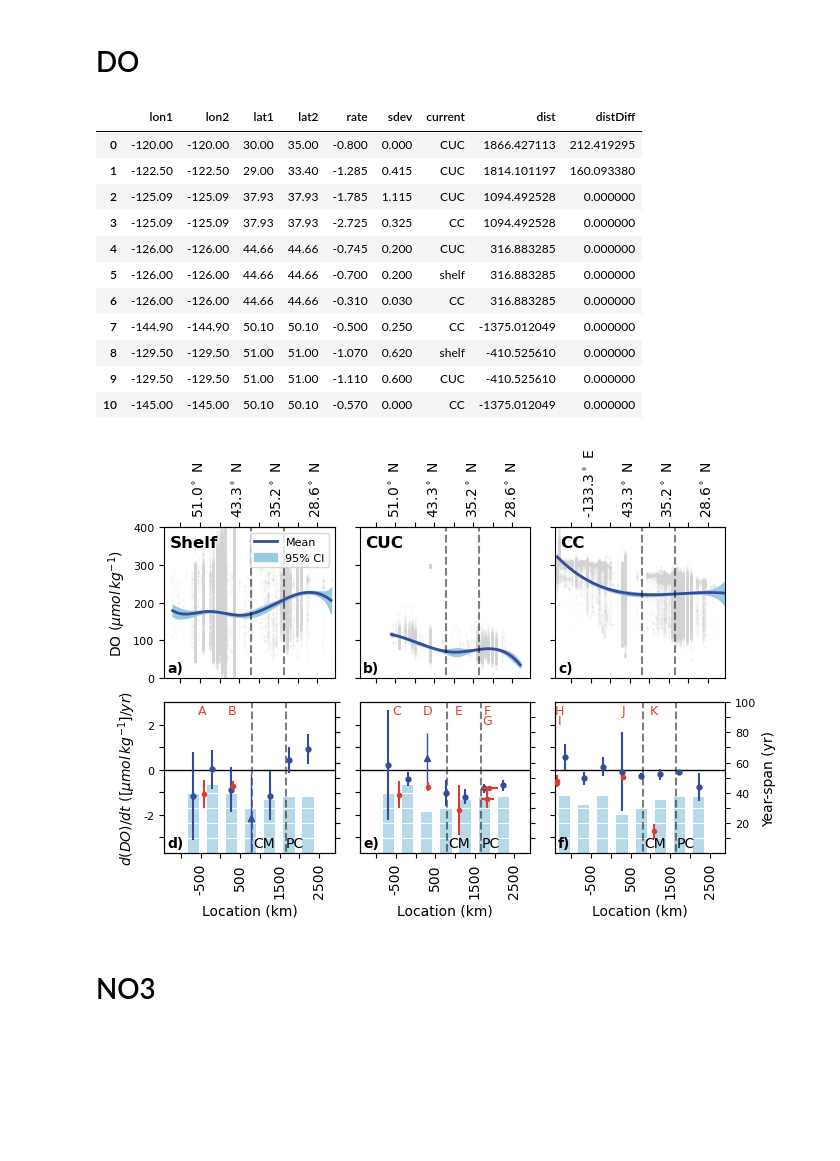
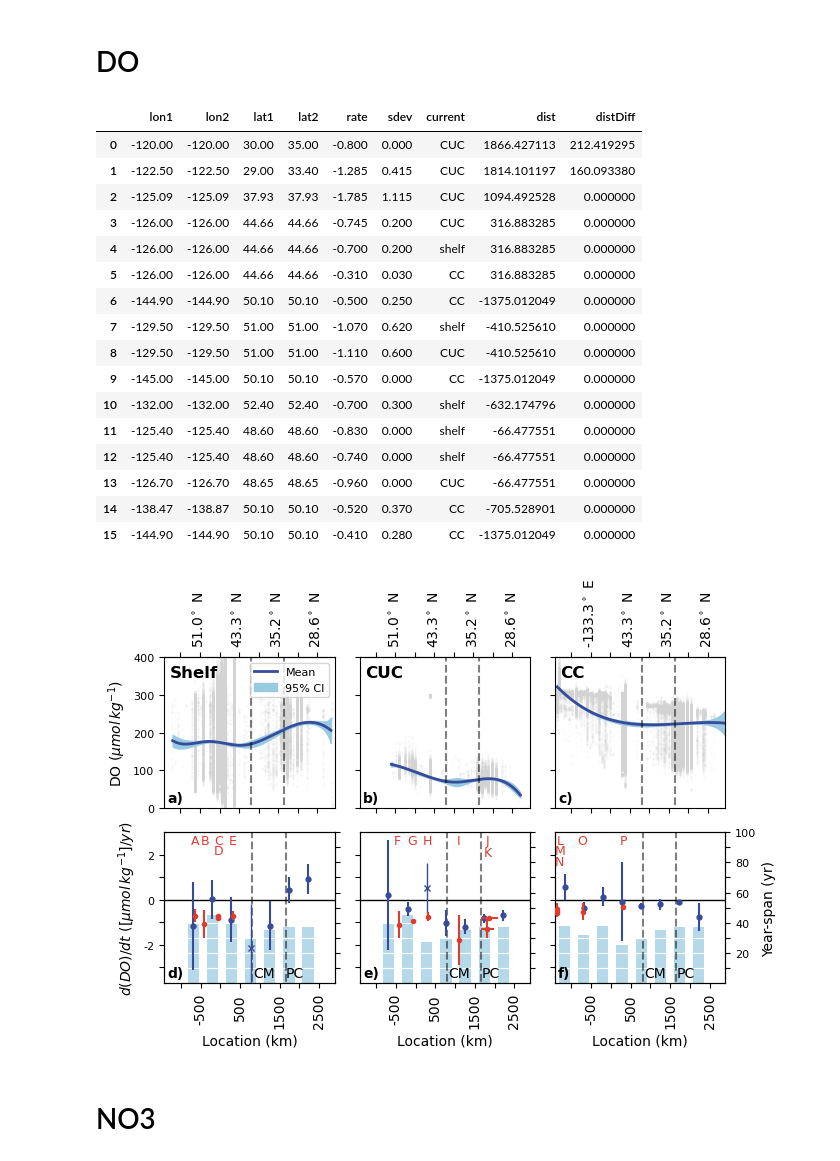
Before and after one commit to UBC-MOAD/analysis-becca, a Jupyter notebook: Synthesis/TrendPlotting.ipynb, the cells around one changed output. Saved outputs shown, nothing was run; the diff lists cells and outputs as text; code cells hidden in the pictures; blank space fills up the shorter version.

Commit message:
first steps of autocorrelation calc, updated Do data on trend plots

```diff
--- a/Synthesis/TrendPlotting.ipynb
+++ b/Synthesis/TrendPlotting.ipynb
@@ -334,13 +334,13 @@ def plot_ratediff_NS_CI(var_string, current_string, subplot_pos, *, yrlabel=Fals
                 alpha=alpha, label='95% CI', zorder=4
             )
 
-        # empty triangle for the nonlin bin
+        # x for the nonlin bin
         if mask_tri is not None and np.any(mask_tri):
             yerr = np.vstack([hi95[mask_tri] - slopes[mask_tri],
                               slopes[mask_tri] - lo95[mask_tri]])
             ax_tr.errorbar(
                 centers[mask_tri], slopes[mask_tri], yerr=yerr,
-                fmt='^', ms=5,
+                fmt='x', ms=5,
                 mfc='#364B9A', mec='#364B9A', mew=1.0,
                 ecolor='#364B9A', elinewidth=1.0, capsize=0,
                 alpha=alpha, label='_nolegend_', zorder=5
@@ -801,18 +801,18 @@ plt.savefig('/ocean/rbeutel/MOAD/analysis-becca/Synthesis/output/SpiceTrends.png
 # DO
 # %%
 # load in lit review results here
-points = 11
+points = 16
 d = {'lon1':np.zeros(points),'lon2':np.zeros(points),'lat1':np.zeros(points),'lat2':np.zeros(points),
      'rate':np.zeros(points),'sdev':np.zeros(points),'current':np.zeros(points),'dist':np.zeros(points),'distDiff':np.zeros(points)}
 Oxlit = pd.DataFrame(d)
 
-Oxlit['lon1'] = [-120, -122.5, -125.09, -125.09, -126, -126, -126, -144.9, -129.5, -129.5,-145]
-Oxlit['lon2'] = [-120, -122.5, -125.09, -125.09, -126, -126, -126, -144.9, -129.5, -129.5,-145]
-Oxlit['lat1'] = [30, 29, 37.93, 37.93, 44.66, 44.66, 44.66, 50.1, 51, 51,50.1]
-Oxlit['lat2'] = [35, 33.4, 37.93, 37.93, 44.66, 44.66, 44.66, 50.1, 51, 51,50.1]
-Oxlit['current'] = ['CUC','CUC','CUC','CC','CUC','shelf','CC','CC','shelf','CUC','CC']
-Oxlit['rate'] = [-0.8,-1.285,-1.785,-2.725,-0.745,-0.7,-0.31,-0.5,-1.07,-1.11,-0.57]
-Oxlit['sdev'] = [0,0.415,1.115,0.325,0.2,0.2,0.03,0.25,0.62,0.6,0]
+Oxlit['lon1'] = [-120, -122.5, -125.09, -126, -126, -126, -144.9, -129.5, -129.5,-145,-132,-125.4,-125.4,-126.7,-138.47,-144.9]
+Oxlit['lon2'] = [-120, -122.5, -125.09, -126, -126, -126, -144.9, -129.5, -129.5,-145,-132,-125.4,-125.4,-126.7,-138.87,-144.9]
+Oxlit['lat1'] = [30, 29, 37.93, 44.66, 44.66, 44.66, 50.1, 51, 51,50.1,52.4,48.6,48.6,48.65,50.1,50.1]
+Oxlit['lat2'] = [35, 33.4, 37.93, 44.66, 44.66, 44.66, 50.1, 51, 51,50.1,52.4,48.6,48.6,48.65,50.1,50.1]
+Oxlit['current'] = ['CUC','CUC','CUC','CUC','shelf','CC','CC','shelf','CUC','CC','shelf','shelf','shelf','CUC','CC','CC']
+Oxlit['rate'] = [-0.8,-1.285,-1.785,-0.745,-0.7,-0.31,-0.5,-1.07,-1.11,-0.57,-0.7,-0.83,-0.74,-0.96,-0.52,-0.41]
+Oxlit['sdev'] = [0,0.415,1.115,0.2,0.2,0.03,0.25,0.62,0.6,0,0.3,0,0,0,0.37,0.28]
 
 
 # calculate distances
@@ -864,14 +864,19 @@ Oxlit
 | 0 | -120.00 | -120.00 | 30.00 | 35.00 | -0.800 | 0.000 | CUC | 1866.427113 | 212.419295 |
 | 1 | -122.50 | -122.50 | 29.00 | 33.40 | -1.285 | 0.415 | CUC | 1814.101197 | 160.093380 |
 | 2 | -125.09 | -125.09 | 37.93 | 37.93 | -1.785 | 1.115 | CUC | 1094.492528 | 0.000000 |
-| 3 | -125.09 | -125.09 | 37.93 | 37.93 | -2.725 | 0.325 | CC | 1094.492528 | 0.000000 |
-| 4 | -126.00 | -126.00 | 44.66 | 44.66 | -0.745 | 0.200 | CUC | 316.883285 | 0.000000 |
-| 5 | -126.00 | -126.00 | 44.66 | 44.66 | -0.700 | 0.200 | shelf | 316.883285 | 0.000000 |
-| 6 | -126.00 | -126.00 | 44.66 | 44.66 | -0.310 | 0.030 | CC | 316.883285 | 0.000000 |
-| 7 | -144.90 | -144.90 | 50.10 | 50.10 | -0.500 | 0.250 | CC | -1375.012049 | 0.000000 |
-| 8 | -129.50 | -129.50 | 51.00 | 51.00 | -1.070 | 0.620 | shelf | -410.525610 | 0.000000 |
-| 9 | -129.50 | -129.50 | 51.00 | 51.00 | -1.110 | 0.600 | CUC | -410.525610 | 0.000000 |
-| 10 | -145.00 | -145.00 | 50.10 | 50.10 | -0.570 | 0.000 | CC | -1375.012049 | 0.000000 |
+| 3 | -126.00 | -126.00 | 44.66 | 44.66 | -0.745 | 0.200 | CUC | 316.883285 | 0.000000 |
+| 4 | -126.00 | -126.00 | 44.66 | 44.66 | -0.700 | 0.200 | shelf | 316.883285 | 0.000000 |
+| 5 | -126.00 | -126.00 | 44.66 | 44.66 | -0.310 | 0.030 | CC | 316.883285 | 0.000000 |
+| 6 | -144.90 | -144.90 | 50.10 | 50.10 | -0.500 | 0.250 | CC | -1375.012049 | 0.000000 |
+| 7 | -129.50 | -129.50 | 51.00 | 51.00 | -1.070 | 0.620 | shelf | -410.525610 | 0.000000 |
+| 8 | -129.50 | -129.50 | 51.00 | 51.00 | -1.110 | 0.600 | CUC | -410.525610 | 0.000000 |
+| 9 | -145.00 | -145.00 | 50.10 | 50.10 | -0.570 | 0.000 | CC | -1375.012049 | 0.000000 |
+| 10 | -132.00 | -132.00 | 52.40 | 52.40 | -0.700 | 0.300 | shelf | -632.174796 | 0.000000 |
+| 11 | -125.40 | -125.40 | 48.60 | 48.60 | -0.830 | 0.000 | shelf | -66.477551 | 0.000000 |
+| 12 | -125.40 | -125.40 | 48.60 | 48.60 | -0.740 | 0.000 | shelf | -66.477551 | 0.000000 |
+| 13 | -126.70 | -126.70 | 48.65 | 48.65 | -0.960 | 0.000 | CUC | -66.477551 | 0.000000 |
+| 14 | -138.47 | -138.87 | 50.10 | 50.10 | -0.520 | 0.370 | CC | -705.528901 | 0.000000 |
+| 15 | -144.90 | -144.90 | 50.10 | 50.10 | -0.410 | 0.280 | CC | -1375.012049 | 0.000000 |
 # %%
 variable = 'DO (umol kg-1)'
 
@@ -899,45 +904,50 @@ for i in range(3):
     ax[1,i].set_xlabel('Location (km)')
 ax[1,0].set_ylabel('$d(DO)/dt \,\,([\mu mol \,kg^{-1}]/yr)$',fontsize=10)
 ax[1,0].set_yticklabels(['','-2','','0','','2'],fontsize=8)
 ax[1,1].set_yticklabels([])
 ax[1,2].set_yticklabels([])
 
 # add observational data
 ax[1,0].errorbar(Oxlit.dist[Oxlit.current=='shelf'], Oxlit.rate[Oxlit.current=='shelf'],yerr=Oxlit.sdev[Oxlit.current=='shelf'], c='#DD3D2D',fmt='.',zorder=6)
 ax[1,1].errorbar(Oxlit.dist[Oxlit.current=='CUC'], Oxlit.rate[Oxlit.current=='CUC'],yerr=Oxlit.sdev[Oxlit.current=='CUC'], xerr=Oxlit.distDiff[Oxlit.current=='CUC'], c='#DD3D2D',fmt='.',zorder=6)
 ax[1,2].errorbar(Oxlit.dist[Oxlit.current=='CC'], Oxlit.rate[Oxlit.current=='CC'],yerr=Oxlit.sdev[Oxlit.current=='CC'], c='#DD3D2D',fmt='.',zorder=6)
 
-ax[1,0].text(0.22,0.99,'A',ha='center',va='top',color='#DD3D2D',transform=ax[1,0].transAxes,fontsize=9)
-ax[1,0].text(0.4,0.99,'B',ha='center',va='top',color='#DD3D2D',transform=ax[1,0].transAxes,fontsize=9)
+ax[1,0].text(0.18,0.99,'A',ha='center',va='top',color='#DD3D2D',transform=ax[1,0].transAxes,fontsize=9) # Whitney 2009
+ax[1,0].text(0.24,0.99,'B',ha='center',va='top',color='#DD3D2D',transform=ax[1,0].transAxes,fontsize=9) # Stevens 2025
+ax[1,0].text(0.32,0.99,'C',ha='center',va='top',color='#DD3D2D',transform=ax[1,0].transAxes,fontsize=9) # Crawford Pena 2013
+ax[1,0].text(0.32,0.92,'D',ha='center',va='top',color='#DD3D2D',transform=ax[1,0].transAxes,fontsize=9) # Crawford Pena 2013
+ax[1,0].text(0.4,0.99,'E',ha='center',va='top',color='#DD3D2D',transform=ax[1,0].transAxes,fontsize=9) # Pierce 2012
 
-ax[1,1].text(0.22,0.99,'C',ha='center',va='top',color='#DD3D2D',transform=ax[1,1].transAxes,fontsize=9)
-ax[1,1].text(0.40,0.99,'D',ha='center',va='top',color='#DD3D2D',transform=ax[1,1].transAxes,fontsize=9)
-ax[1,1].text(0.58,0.99,'E',ha='center',va='top',color='#DD3D2D',transform=ax[1,1].transAxes,fontsize=9)
-ax[1,1].text(0.75,0.99,'F',ha='center',va='top',color='#DD3D2D',transform=ax[1,1].transAxes,fontsize=9)
-ax[1,1].text(0.75,0.92,'G',ha='center',va='top',color='#DD3D2D',transform=ax[1,1].transAxes,fontsize=9)
+ax[1,1].text(0.22,0.99,'F',ha='center',va='top',color='#DD3D2D',transform=ax[1,1].transAxes,fontsize=9) # Stevens 2025
+ax[1,1].text(0.31,0.99,'G',ha='center',va='top',color='#DD3D2D',transform=ax[1,1].transAxes,fontsize=9) # Crawford Pena 2013
+ax[1,1].text(0.40,0.99,'H',ha='center',va='top',color='#DD3D2D',transform=ax[1,1].transAxes,fontsize=9) # Pierce 2012
+ax[1,1].text(0.58,0.99,'I',ha='center',va='top',color='#DD3D2D',transform=ax[1,1].transAxes,fontsize=9) # Ren 2018
+ax[1,1].text(0.75,0.99,'J',ha='center',va='top',color='#DD3D2D',transform=ax[1,1].transAxes,fontsize=9) # Meinvielle 2013
+ax[1,1].text(0.75,0.91,'K',ha='center',va='top',color='#DD3D2D',transform=ax[1,1].transAxes,fontsize=9) # Bograd 2008
 
-ax[1,2].text(0.03,0.99,'H',ha='center',va='top',color='#DD3D2D',transform=ax[1,2].transAxes,fontsize=9)
-ax[1,2].text(0.03,0.92,'I',ha='center',va='top',color='#DD3D2D',transform=ax[1,2].transAxes,fontsize=9)
-ax[1,2].text(0.4,0.99,'J',ha='center',va='top',color='#DD3D2D',transform=ax[1,2].transAxes,fontsize=9)
-ax[1,2].text(0.58,0.99,'K',ha='center',va='top',color='#DD3D2D',transform=ax[1,2].transAxes,fontsize=9)
+ax[1,2].text(0.03,0.99,'L',ha='center',va='top',color='#DD3D2D',transform=ax[1,2].transAxes,fontsize=9) # Crawford Pena 2016
+ax[1,2].text(0.03,0.92,'M',ha='center',va='top',color='#DD3D2D',transform=ax[1,2].transAxes,fontsize=9) # Cummins 2020
+ax[1,2].text(0.03,0.85,'N',ha='center',va='top',color='#DD3D2D',transform=ax[1,2].transAxes,fontsize=9) # Whitney 2007
+ax[1,2].text(0.16,0.99,'O',ha='center',va='top',color='#DD3D2D',transform=ax[1,2].transAxes,fontsize=9) # Crawford Pena 2016
+ax[1,2].text(0.4,0.99,'P',ha='center',va='top',color='#DD3D2D',transform=ax[1,2].transAxes,fontsize=9) # Pierce 2012
 
 # titles
 ax[0,0].text(0.03,0.95,'Shelf',ha='left',va='top',color='k',weight='bold',transform=ax[0,0].transAxes,fontsize=12,zorder=6)
 ax[0,1].text(0.03,0.95,'CUC',ha='left',va='top',color='k',weight='bold',transform=ax[0,1].transAxes,fontsize=12,zorder=6)
 ax[0,2].text(0.03,0.95,'CC',ha='left',va='top',color='k',weight='bold',transform=ax[0,2].transAxes,fontsize=12,zorder=6)
 # plot labels
 ax[0,0].text(0.02,0.02,'a)',ha='left',va='bottom',color='k',weight='semibold',transform=ax[0,0].transAxes,fontsize=10,zorder=6)
 ax[0,1].text(0.02,0.02,'b)',ha='left',va='bottom',color='k',weight='semibold',transform=ax[0,1].transAxes,fontsize=10,zorder=6)
 ax[0,2].text(0.02,0.02,'c)',ha='left',va='bottom',color='k',weight='semibold',transform=ax[0,2].transAxes,fontsize=10,zorder=6)
 ax[1,0].text(0.02,0.02,'d)',ha='left',va='bottom',color='k',weight='semibold',transform=ax[1,0].transAxes,fontsize=10,zorder=6)
 ax[1,1].text(0.02,0.02,'e)',ha='left',va='bottom',color='k',weight='semibold',transform=ax[1,1].transAxes,fontsize=10,zorder=6)
 ax[1,2].text(0.02,0.02,'f)',ha='left',va='bottom',color='k',weight='semibold',transform=ax[1,2].transAxes,fontsize=10,zorder=6)
 
 plt.tight_layout()
 
 plt.savefig('/ocean/rbeutel/MOAD/analysis-becca/Synthesis/output/OxyTrends.png')
 # %% [output]
-[figure, old version]
+[figure, new version]
 # %% [markdown]
 # NO3
 # %%
```
Also changed, not shown: parts of 3 cells of this notebook.
